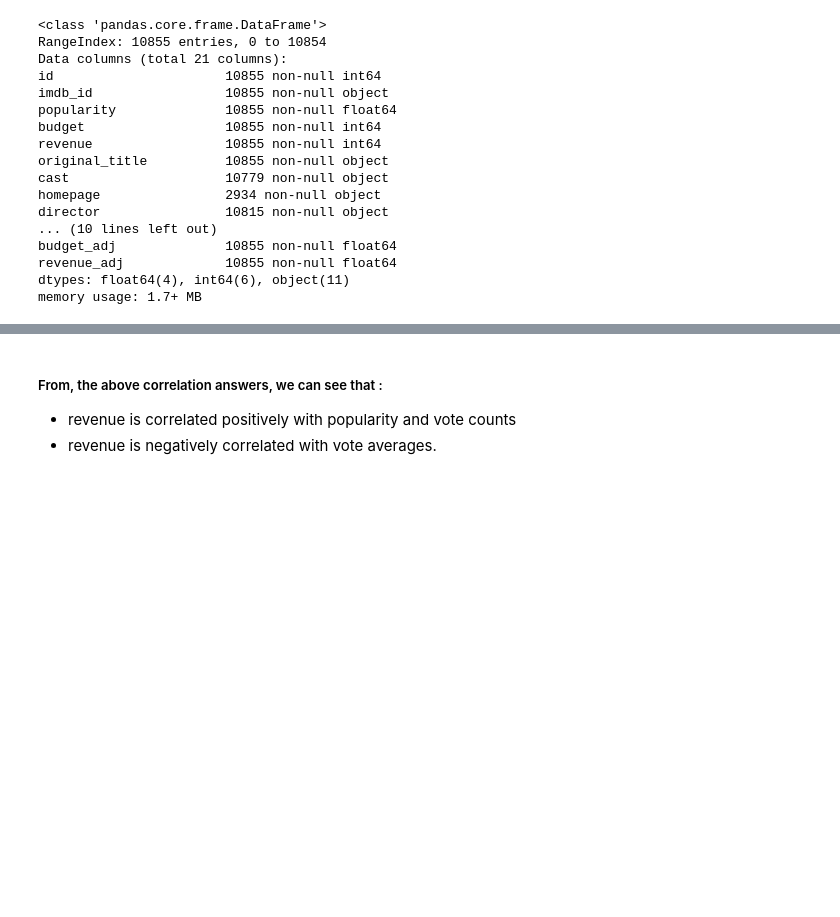
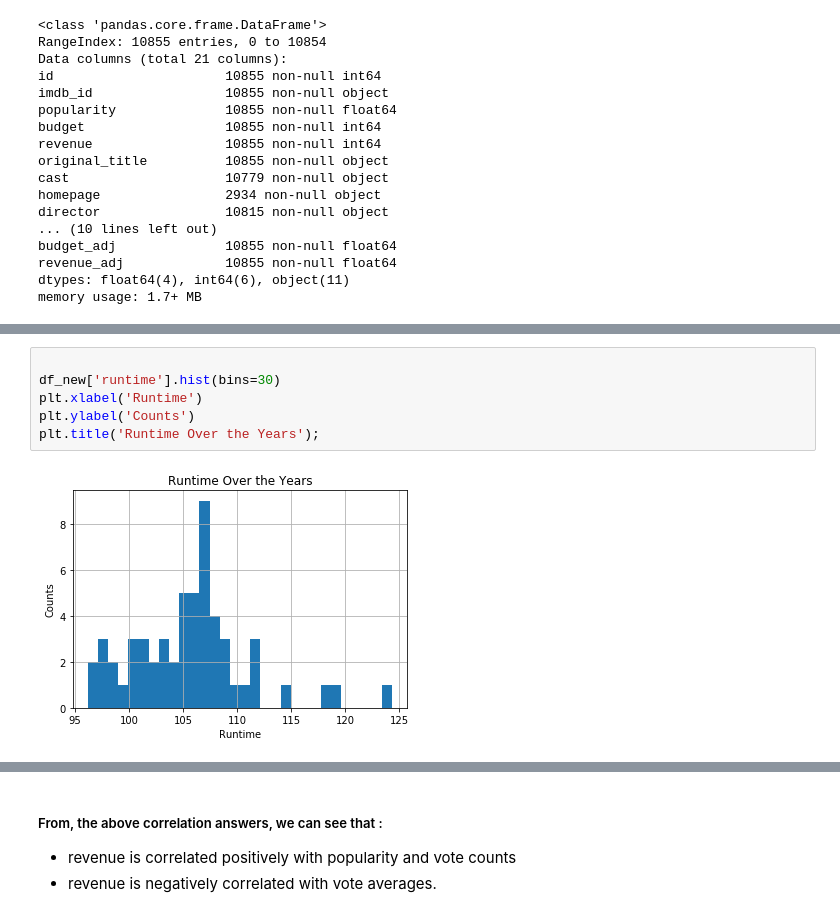
Before and after one commit to nirupamaprv/Investigate_Dataset, a Jupyter notebook: Investigate_a_Dataset_TMDb_NirupamaPV.ipynb, the cells around one changed output, grey strips where cells are left out. Drawn from its saved outputs; the diff is of its cells as text; blank space fills up the shorter version.

```diff
--- a/Investigate_a_Dataset_TMDb_NirupamaPV.ipynb
+++ b/Investigate_a_Dataset_TMDb_NirupamaPV.ipynb
@@ -236,0 +263,8 @@ df_new.hist();
+# %%
+
+df_new['runtime'].hist(bins=30)
+plt.xlabel('Runtime')
+plt.ylabel('Counts')
+plt.title('Runtime Over the Years');
+# %% [output]
+[figure, added]
```
Also changed, not shown: parts of 45 cells of this notebook, 1 other file.
